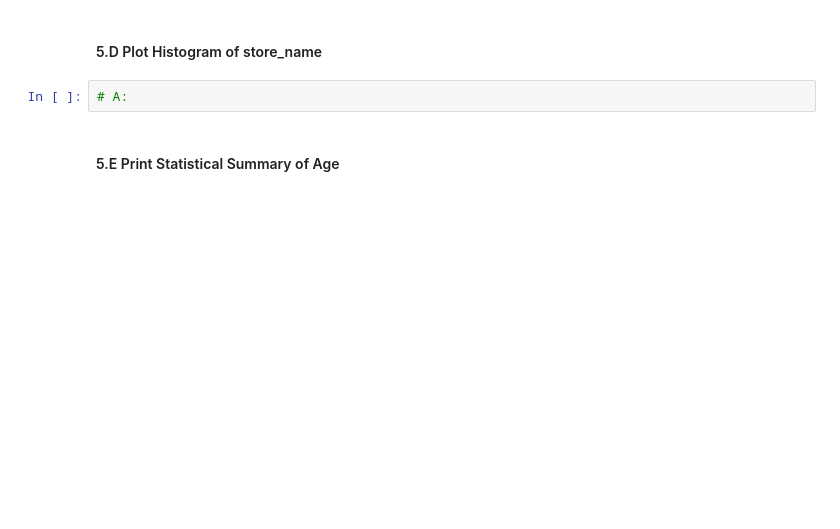
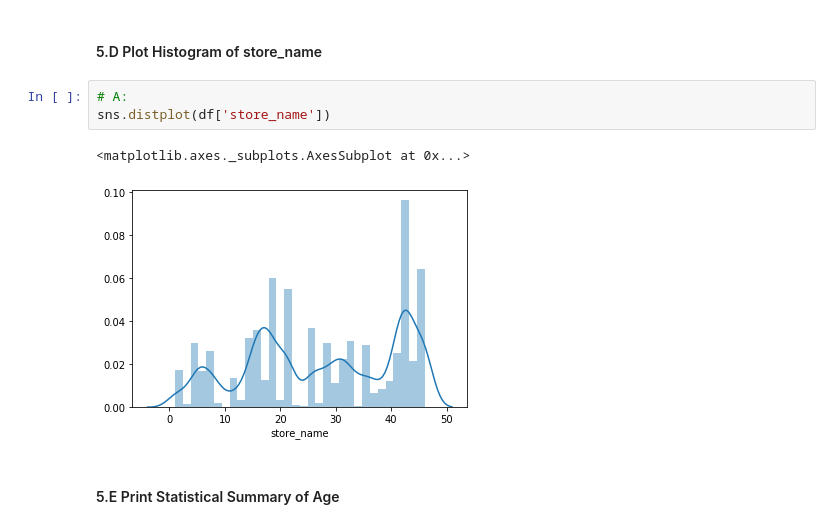
Before and after one commit to Kesterchia/Institute-of-Data, a Jupyter notebook: Mod 1/1.2.2 Pandas Lab.ipynb, the cells around one changed output. Saved outputs shown, nothing was run; the diff lists cells and outputs as text; blank space fills up the shorter version.

```diff
--- a/Mod 1/1.2.2 Pandas Lab.ipynb
+++ b/Mod 1/1.2.2 Pandas Lab.ipynb
@@ -193,6 +403,10 @@ Find count, mean, std, min, max of of all columns of dataframe
 #### 5.D Plot Histogram of store_name
 # %%
 # A:
+sns.distplot(df['store_name'])
+# %% [output]
+<matplotlib.axes._subplots.AxesSubplot at 0x...>
+[figure, added]
 # %% [markdown]
 #### 5.E Print Statistical Summary of Age
 # %%
```
Also changed, not shown: parts of 33 cells of this notebook, 8 other files.
